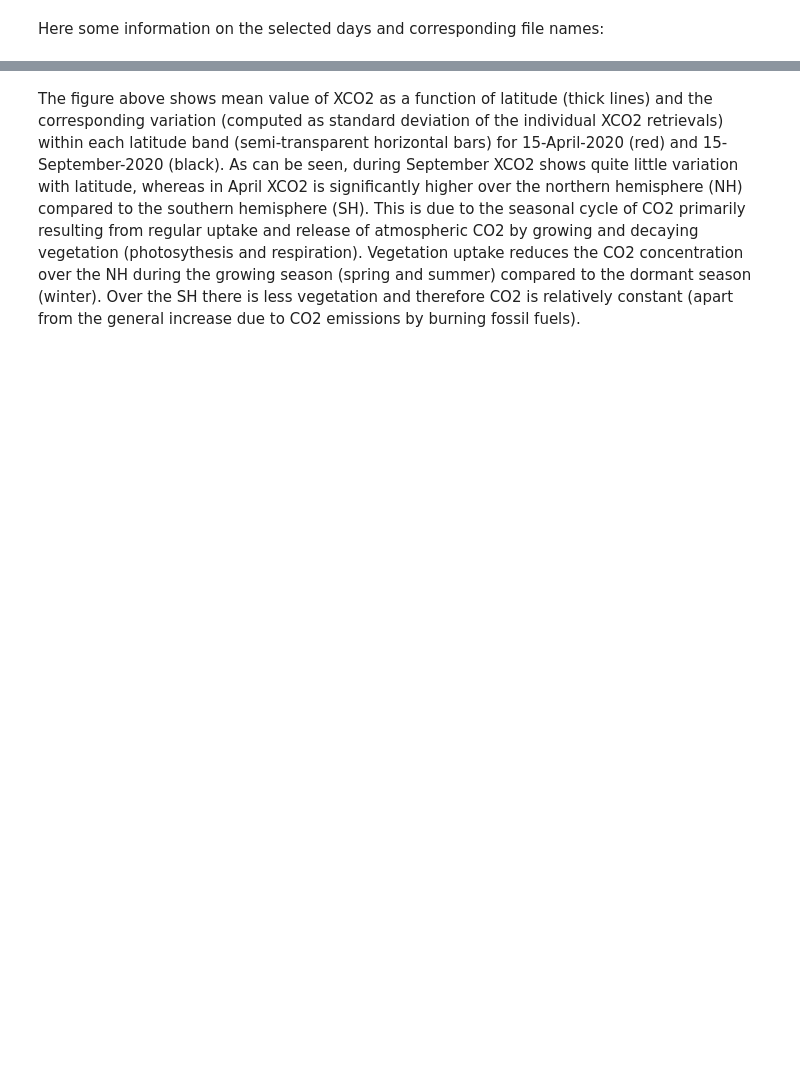
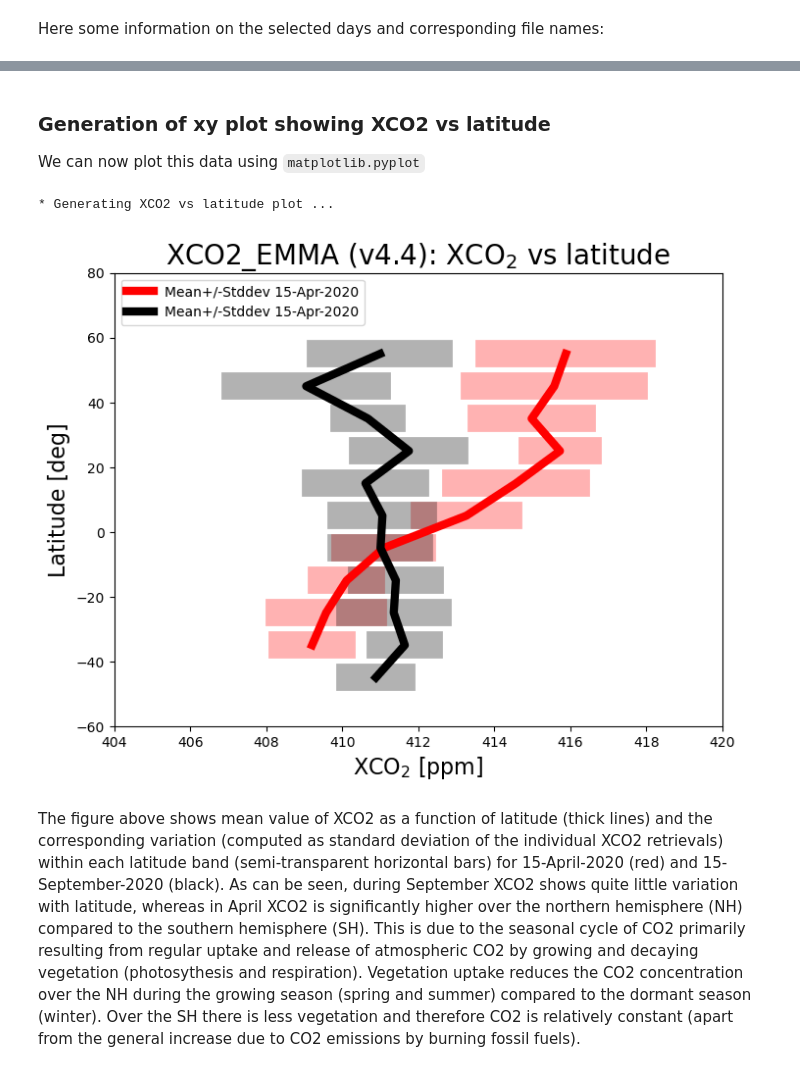
Before and after one commit to ecmwf-projects/copernicus-training-c3s-review, a Jupyter notebook: _sources/ecv-notebooks/greenhouse-gases-level2-products.ipynb, the cells around one changed output, grey strips where cells are left out. Drawn from its saved outputs; the diff is of its cells as text; code cells hidden in the pictures; blank space fills up the shorter version.

```diff
--- a/_sources/ecv-notebooks/greenhouse-gases-level2-products.ipynb
+++ b/_sources/ecv-notebooks/greenhouse-gases-level2-products.ipynb
@@ -364,0 +241,11 @@ else:
+# %%
+# Calculate the mean and standard deviation of the Dataset for each latitude band
+xco2_lb_mean_1, xco2_lb_std_1 = zonal_mean_and_std(ds_1, lat_band_bins, lat_band_center)
+xco2_lb_low_1 = xco2_lb_mean_1 - xco2_lb_std_1
+xco2_lb_high_1 = xco2_lb_mean_1 + xco2_lb_std_1
+
+xco2_lb_mean_2, xco2_lb_std_2 = zonal_mean_and_std(ds_2, lat_band_bins, lat_band_center)
+xco2_lb_low_2 = xco2_lb_mean_2 - xco2_lb_std_2
+xco2_lb_high_2 = xco2_lb_mean_2 + xco2_lb_std_2
+
+xco2_lb_mean_1
@@ -365,3 +266,51 @@ else:
+# %% [markdown]
+### Generation of xy plot showing XCO2 vs latitude
+
+We can now plot this data using `matplotlib.pyplot`
+# %%
+print('* Generating XCO2 vs latitude plot ...')
+fig, ax = plt.subplots(ncols=1, nrows=1, figsize=[8, 6])
+xmin = 404.0
+xmax = 420.0
+ymin = -60.0
+ymax =  80.0
+
+#  Plot the data and the ranges:
+ax.plot(
+    xco2_lb_mean_1, xco2_lb_mean_1.latitude,
+    linewidth=6.0, color='red', zorder=39, label='Mean+/-Stddev '+file_1_date2
+)
+ax.plot(
+    [xco2_lb_low_1, xco2_lb_high_1],
+    [xco2_lb_mean_1.latitude, xco2_lb_mean_1.latitude],
+    linewidth=20.0, color='red', zorder=38, alpha=0.3
+)
+
+ax.plot(
+    xco2_lb_mean_2, xco2_lb_mean_2.latitude,
+    linewidth=6.0, color='black', zorder=39, label='Mean+/-Stddev '+file_1_date2
+)
+ax.plot(
+    [xco2_lb_low_2, xco2_lb_high_2],
+    [xco2_lb_mean_2.latitude, xco2_lb_mean_2.latitude],
+    linewidth=20.0, color='black', zorder=38, alpha=0.3
+)
+
+# Decorate the plot with some labels:
+title = product_str
+x_label = 'XCO$_2$ [ppm]'
+y_label = 'Latitude [deg]'
+plot_title = product_str+': XCO$_2$ vs latitude'
+ax.set_title(plot_title, fontsize=20)
+ax.set_xlabel(x_label, fontsize=16)
+ax.set_ylabel(y_label, fontsize=16)
+ax.set_xbound([xmin, xmax])
+ax.set_ybound([ymin, ymax])
+ax.legend(loc='upper left')
+plt.show()
+# %% [output]
+* Generating XCO2 vs latitude plot ...
+[figure, added]
 # %% [markdown]
 The figure above shows mean value of XCO2 as a function of latitude (thick lines) and the corresponding variation (computed as standard deviation of the individual XCO2 retrievals) within each latitude band (semi-transparent horizontal bars) for 15-April-2020 (red) and 15-September-2020 (black). As can be seen, during September XCO2 shows quite little variation with latitude, whereas in April XCO2 is significantly higher over the northern hemisphere (NH) compared to the southern hemisphere (SH). This is due to the seasonal cycle of CO2 primarily resulting from regular uptake and release of atmospheric CO2 by growing and decaying vegetation (photosythesis and respiration). Vegetation uptake reduces the CO2 concentration over the NH during the growing season (spring and summer) compared to the dormant season (winter). Over the SH there is less vegetation and therefore CO2 is relatively constant (apart from the general increase due to CO2 emissions by burning fossil fuels).
 # %% [markdown]
```
Also changed, not shown: parts of 54 cells of this notebook, 40 other files.
